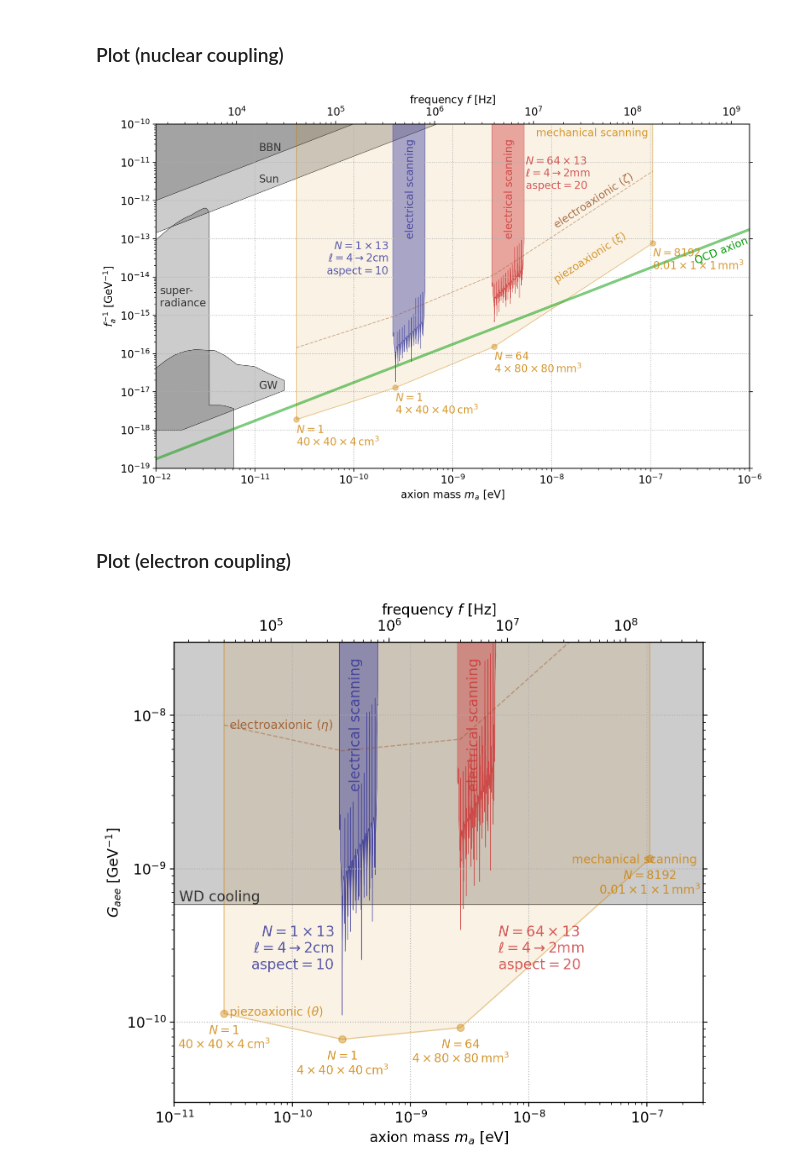
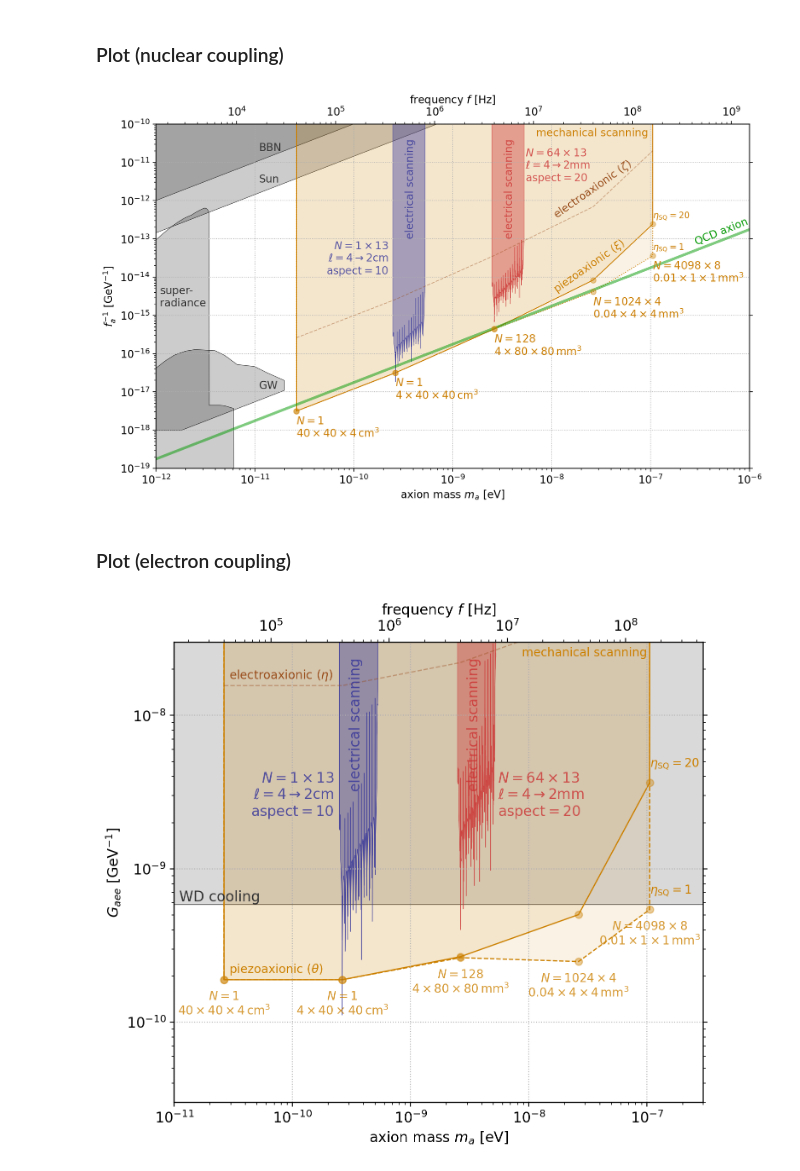
Before and after one commit to kenvantilburg/piezoaxionic-effect, a Jupyter notebook: code/sensitivity_eta20.ipynb, the cells around one changed output. Cells and saved outputs as stored; diff of their text form; code cells hidden in the pictures.

```diff
--- a/code/sensitivity_eta20.ipynb
+++ b/code/sensitivity_eta20.ipynb
@@ -318,8 +318,8 @@ arr_comb_hypo_4mm_xylo_G_aee = np.transpose(np.asarray([vec_omega_plot,vec_G_aee
 # %%
-vec_l = np.asarray([40.*CentiMeter,4.*CentiMeter,0.40*CentiMeter,0.01*CentiMeter])
-vec_aspect = np.asarray([np.sqrt(0.1),10,20,100])
-vec_N_series = np.asarray([1,1,64,256])
-vec_N_parallel = np.asarray([1,1,1,32])
+vec_l = np.asarray([40.*CentiMeter,4.*CentiMeter,0.40*CentiMeter,0.04*CentiMeter,0.01*CentiMeter])
+vec_aspect = np.asarray([np.sqrt(0.1),10,20,100,100])
+vec_N_series = np.asarray([1,1,128,1024,4096])
+vec_N_parallel = np.asarray([1,1,1,4,8])
 vec_M = rho * vec_l**3 * vec_aspect**2 * vec_N_series * vec_N_parallel
 print('masses =',vec_M/Kg, 'kilograms')
 print([int(i) for i in vec_N_series*vec_N_parallel])
@@ -348,11 +348,11 @@ for i_l,l in enumerate(vec_l):
     L_1_fid = 1/(omega_0**2 * np.real(C_c))
     C_1_fid = np.real(C_c)
     C_1 = 0.1*C_1_fid;
-    L_1 = 1*L_1_fid * (1 - 1j * eps_L_1);
+    L_1 = 0.1*L_1_fid * (1 - 1j * eps_L_1);
     def fun_Z(omega_frac):
         return np.imag(fn_Z_total(omega_frac * omega_0,l,v,a,b,beta_11,k2,L_squid, R_squid, L_i, k_i, C_1, L_1, L_2, k_f, N_series,N_parallel))
     def fun_S(omega_frac):
-        return fn_S_theta(T,omega_frac * omega_0,l,v,a,b,h_11,c_11,beta_11,k2,L_squid, R_squid, L_i, k_i, C_1, L_1, L_2, k_f, S_flux_squid,
+        return fn_S_theta_opt(T,omega_frac * omega_0,l,v,a,b,h_11,c_11,beta_11,k2,L_squid, R_squid, L_i, k_i, C_1, L_1, L_2, k_f, eta,
                           T_2, mu_N, n_N, xi_11, zeta_11, P_nuc, N_series,N_parallel)
     def fun_S_bandwidth(omega_frac,omega_opt):
         return fun_S(omega_frac)/fun_S(omega_opt)-2
@@ -394,0 +440,3 @@ arr_sens_ultimate_G_aee = np.transpose([vec_omega_opt,vec_G_aee_sens_piezo,vec_G
+# %%
+vec_G_aee_sens_piezo_q = vec_theta_sens_piezo_q / ThetaAxion * xi_11 / xi_11_G_aee
+vec_G_aee_sens_electro_q = vec_theta_sens_electro_q / ThetaAxion * xi_11 / xi_11_G_aee
@@ -395,3 +455,6 @@ arr_sens_ultimate_G_aee = np.transpose([vec_omega_opt,vec_G_aee_sens_piezo,vec_G
+# %%
+arr_sens_ultimate_q = np.transpose([vec_omega_opt_q,vec_theta_sens_piezo_q,vec_theta_sens_electro_q])
+arr_sens_ultimate_G_aee_q = np.transpose([vec_omega_opt_q,vec_G_aee_sens_piezo_q,vec_G_aee_sens_electro_q])
 # %% [markdown]
 ## Combined
 # %% [markdown]
@@ -464,36 +527,46 @@ vec_m_plot_GW = np.logspace(-12,np.log10(np.max(df_GW_high['ma [eV]'])),1000) *
 ax.fill_between(vec_m_plot_GW/eV,[int_GW_high(m) for m in vec_m_plot_GW],[int_GW_low(m) for m in vec_m_plot_GW],edgecolor=(0,0,0,0.8),facecolor=(0,0,0,0.2),lw=0.5)
 ax.plot(vec_ma/eV,1/fn_fa(vec_ma)*GeV,color=(0,0.6,0,0.5),lw=3);
 
+ax.fill_between(arr_sens_ultimate_q[:,0]/eV,arr_sens_ultimate_q[:,1]/ThetaAxion/fn_fa(arr_sens_ultimate_q[:,0]),1,
+       ls='dotted',lw=1,facecolor=(0.8,0.5,0,0.1),edgecolor=(0.8,0.5,0,1))
 ax.fill_between(arr_sens_ultimate[:,0]/eV,arr_sens_ultimate[:,1]/ThetaAxion/fn_fa(arr_sens_ultimate[:,0]),1,
-       ls='solid',lw=1,facecolor=(0.8,0.5,0,0.1),edgecolor=(0.8,0.5,0,0.4))
+       ls='solid',lw=1,facecolor=(0.8,0.5,0,0.1),edgecolor=(0.8,0.5,0,1))
 ax.plot(arr_sens_ultimate[:,0]/eV,arr_sens_ultimate[:,2]/ThetaAxion/fn_fa(arr_sens_ultimate[:,0]),
        ls='dashed',lw=1,color=(0.6,0.3,0.1,0.4))
 ax.plot(arr_sens_ultimate[:,0]/eV,arr_sens_ultimate[:,1]/ThetaAxion/fn_fa(arr_sens_ultimate[:,0]),
+       ls='none',lw=0,color=(0.8,0.5,0,0.4),marker='.',markersize=12)
+ax.plot(arr_sens_ultimate_q[:,0]/eV,arr_sens_ultimate_q[:,1]/ThetaAxion/fn_fa(arr_sens_ultimate_q[:,0]),
        ls='none',lw=0,color=(0.8,0.5,0,0.4),marker='.',markersize=12)
 ax.fill_between(arr_comb_hypo_4cm_xylo[:,0]/eV,arr_comb_hypo_4cm_xylo[:,1]/ThetaAxion * fn_fa(arr_comb_hypo_4cm_xylo[:,0])**-1,1,
                 lw=0.5,ls='solid',edgecolor=(0.2,0.2,0.6,0.8),facecolor=(0.2,0.2,0.6,0.4),label=r'$\mathrm{2cm - 4cm}$, $N = 1$, 10$\,$yr/octave');
 ax.fill_between(arr_comb_hypo_4mm_xylo[:,0]/eV,arr_comb_hypo_4mm_xylo[:,1]/ThetaAxion * fn_fa(arr_comb_hypo_4mm_xylo[:,0])**-1,1,
                 lw=0.5,ls='solid',edgecolor=(0.8,0.2,0.2,0.8),facecolor=(0.8,0.2,0.2,0.4),label=r'$\mathrm{2mm - 4mm}$, $N = 256$, 10$\,$yr/octave');
 text_ultimate=[r'$N=1$'+'\n'+r'$40\times 40 \times 4 \, \mathrm{cm}^3$',r'$N=1$'+'\n'+r'$4\times 40 \times 40 \, \mathrm{cm}^3$',
-               r'$N=64$'+'\n'+r'$4 \times 80 \times 80 \, \mathrm{mm}^3$',r'$N=8192$'+'\n'+r'$0.01\times 1 \times 1 \, \mathrm{mm}^3$'];
-for i,m in enumerate(arr_sens_ultimate[:,0]):
-    ax.text(m/eV,0.75*arr_sens_ultimate[i,1]/ThetaAxion/fn_fa(m),text_ultimate[i],color=(0.8,0.5,0,0.8),va='top')
-ax.text(1.0e-8,1.6e-13,r'electroaxionic ($\zeta$)',color=(0.6,0.3,0.1,0.8),va='bottom',ha='left',rotation=33)
-ax.text(1.0e-8,6e-15,r'piezoaxionic ($\xi$)',color=(0.8,0.5,0,0.8),va='bottom',ha='left',rotation=33)
+               r'$N=128$'+'\n'+r'$4 \times 80 \times 80 \, \mathrm{mm}^3$',
+               r'$N=1024 \times 4$'+'\n'+r'$0.04\times 4 \times 4 \, \mathrm{mm}^3$',
+               r'$N=4098 \times 8$'+'\n'+r'$0.01\times 1 \times 1 \, \mathrm{mm}^3$'];
+for i,m in enumerate(arr_sens_ultimate_q[:,0]):
+    ax.text(m/eV,0.75*arr_sens_ultimate_q[i,1]/ThetaAxion/fn_fa(m),text_ultimate[i],color=(0.8,0.5,0,1),va='top')
+ax.text(arr_sens_ultimate_q[-1,0]/eV,1.2*arr_sens_ultimate[-1,1]/ThetaAxion/fn_fa(arr_sens_ultimate_q[-1,0]),
+        r'$\eta_\mathrm{SQ}=20$',fontsize=10,color=(0.8,0.5,0,1),va='bottom',ha='left',rotation=0)
+ax.text(arr_sens_ultimate_q[-1,0]/eV,1.2*arr_sens_ultimate_q[-1,1]/ThetaAxion/fn_fa(arr_sens_ultimate_q[-1,0]),
+        r'$\eta_\mathrm{SQ}=1$',fontsize=10,color=(0.8,0.5,0,1),va='bottom',ha='left',rotation=0)
+ax.text(1.0e-8,2.95e-13,r'electroaxionic ($\zeta$)',color=(0.6,0.3,0.1,1),va='bottom',ha='left',rotation=35)
+ax.text(1.0e-8,3.4e-15,r'piezoaxionic ($\xi$)',color=(0.8,0.5,0,1),va='bottom',ha='left',rotation=35)
 ax.text(np.sqrt(2)*arr_sens_ultimate[1,0]/eV,1e-13,'electrical scanning',color=(0.2,0.2,0.6,0.8),rotation=90,va='bottom',ha='center')
 ax.text(np.sqrt(2)*arr_sens_ultimate[2,0]/eV,1e-13,'electrical scanning',color=(0.8,0.2,0.2,0.8),rotation=90,va='bottom',ha='center')
 ax.text(0.85*arr_sens_ultimate[1,0]/eV,3e-14,r'$N=1\times 13$'+'\n'+r'$\ell = \mathrm{4\rightarrow2 cm}$'+'\n'+r'$\mathrm{aspect} = 10$',color=(0.2,0.2,0.6,0.8),va='center',ha='right')
-ax.text(2.075*arr_sens_ultimate[2,0]/eV,5e-12,r'$N=64\times 13$'+'\n'+r'$\ell = \mathrm{4\rightarrow2 mm}$'+'\n'+r'$\mathrm{aspect} = 20$',color=(0.8,0.2,0.2,0.8),va='center',ha='left')
-ax.text(0.9*arr_sens_ultimate[3,0]/eV,0.8e-10,'mechanical scanning',color=(0.8,0.5,0,0.8),va='top',ha='right')
+ax.text(2.075*arr_sens_ultimate[2,0]/eV,8e-12,r'$N=64\times 13$'+'\n'+r'$\ell = \mathrm{4\rightarrow2 mm}$'+'\n'+r'$\mathrm{aspect} = 20$',color=(0.8,0.2,0.2,0.8),va='center',ha='left')
+ax.text(0.9*arr_sens_ultimate[-1,0]/eV,0.8e-10,'mechanical scanning',color=(0.8,0.5,0,1),va='top',ha='right')
 ax.text(1.1e-11,2e-11,'BBN',color=(0.2,0.2,0.2),ha='left');
 ax.text(1.1e-11,3e-12,'Sun',color=(0.2,0.2,0.2),ha='left');
 ax.text(1.1e-12,3e-15,r'super-'+'\n'+'radiance',color=(0.2,0.2,0.2),va='center');
 #ax.text(2.8e-12,3e-15,r'$~\rightarrow$ proj',color=(0.2,0.2,0.2),ha='left',va='center')
 ax.text(1.1e-11,1.2e-17,'GW',color=(0.2,0.2,0.2),ha='left');
-ax.text(2.7e-7,2.2e-14,'QCD axion',color=(0,0.6,0,1),rotation=22);
+ax.text(2.7e-7,0.6e-13,'QCD axion',color=(0,0.6,0,1),rotation=22,va='bottom');
 #ax.legend(loc='lower right');
 # %% [output]
-[figure, old version]
+[figure, new version]
 # %%
 fig.savefig(dir_fig+'sensitivity_QCD_eta20.pdf', bbox_inches='tight', pad_inches = 0)
 # %% [markdown]
@@ -507,43 +580,53 @@ ax_top = ax.twiny();  ax_top.set_xlim(ax.get_xlim()); ax_top.set_xscale('log');
 ax_right = ax.twinx();  ax_right.set_ylim(ax.get_ylim()); ax_right.set_yscale('log');
 ax_right.set_yticklabels([]);
 ax.set_xlabel(r'axion mass $m_a~[\mathrm{eV}]$'); ax_top.set_xlabel('frequency $f~[\mathrm{Hz}]$'); ax.set_ylabel('$G_{aee}~[\mathrm{GeV}^{-1}]$')
 ticks_left_minor = np.outer(10**(np.arange(-19.0,-5)),np.arange(1.,10.,1.)).flatten()
 ticks_left_minor = ticks_left_minor[(ax.get_ylim()[0] < ticks_left_minor) & (ticks_left_minor < ax.get_ylim()[1])]
 ticks_left_major = 10**(np.arange(-10.0,-7))
 ticks_top_minor = np.outer(10**(np.arange(0.0,10)),np.arange(1.,10.,1.)).flatten() * Hz / eV;
 ticks_top_minor = ticks_top_minor[(ax_top.get_xlim()[0] < ticks_top_minor) & (ticks_top_minor < ax_top.get_xlim()[1])]
 ticks_top_major = 10**(np.arange(5,9)) * Hz / eV
 ax.set_yticks(ticks_left_minor,minor=True); ax.set_yticks(ticks_left_major);
 ax_top.set_xticks([],minor=True); ax_top.set_xticks(ticks_top_minor,minor=True); ax_top.set_xticklabels([],minor=True)
 ax_top.set_xticks(ticks_top_major,minor=False); ax_top.set_xticklabels(['$10^5$','$10^6$','$10^7$','$10^8$'],minor=False);
 ax.grid(ls='dotted')
 
-ax.fill_between([1e-12,1e-6],3e-13/MElectron*GeV,1,edgecolor=(0,0,0,0.8),facecolor=(0,0,0,0.2),lw=0.5)
+ax.fill_between([1e-12,1e-6],3e-13/MElectron*GeV,1,edgecolor=(0,0,0,0.8),facecolor=(0,0,0,0.15),lw=0.5)
 
+ax.fill_between(arr_sens_ultimate_q[:,0]/eV,arr_sens_ultimate_G_aee_q[:,1],1,
+       ls='dashed',lw=1,facecolor=(0.8,0.5,0,0.1),edgecolor=(0.8,0.5,0,1))
 ax.fill_between(arr_sens_ultimate[:,0]/eV,arr_sens_ultimate_G_aee[:,1],1,
-       ls='solid',lw=1,facecolor=(0.8,0.5,0,0.1),edgecolor=(0.8,0.5,0,0.4))
+       ls='solid',lw=1,facecolor=(0.8,0.5,0,0.1),edgecolor=(0.8,0.5,0,1))
 ax.plot(arr_sens_ultimate[:,0]/eV,arr_sens_ultimate_G_aee[:,2],
        ls='dashed',lw=1,color=(0.6,0.3,0.1,0.4))
 ax.plot(arr_sens_ultimate[:,0]/eV,arr_sens_ultimate_G_aee[:,1],
+       ls='none',lw=0,color=(0.8,0.5,0,0.4),marker='.',markersize=12)
+ax.plot(arr_sens_ultimate_q[:,0]/eV,arr_sens_ultimate_G_aee_q[:,1],
        ls='none',lw=0,color=(0.8,0.5,0,0.4),marker='.',markersize=12)
 
 ax.fill_between(arr_comb_hypo_4cm_xylo[:,0]/eV,arr_comb_hypo_4cm_xylo_G_aee[:,1],1,
                 lw=0.5,ls='solid',edgecolor=(0.2,0.2,0.6,0.8),facecolor=(0.2,0.2,0.6,0.4),label=r'$\mathrm{2cm - 4cm}$, $N = 1$, 10$\,$yr/octave');
 ax.fill_between(arr_comb_hypo_4mm_xylo[:,0]/eV,arr_comb_hypo_4mm_xylo_G_aee[:,1],1,
                 lw=0.5,ls='solid',edgecolor=(0.8,0.2,0.2,0.8),facecolor=(0.8,0.2,0.2,0.4),label=r'$\mathrm{2mm - 4mm}$, $N = 256$, 10$\,$yr/octave');
 text_ultimate=[r'$N=1$'+'\n'+r'$40\times 40 \times 4 \, \mathrm{cm}^3$',r'$N=1$'+'\n'+r'$4\times 40 \times 40 \, \mathrm{cm}^3$',
-               r'$N=64$'+'\n'+r'$4 \times 80 \times 80 \, \mathrm{mm}^3$',r'$N=8192$'+'\n'+r'$0.01\times 1 \times 1 \, \mathrm{mm}^3$'];
-for i,m in enumerate(arr_sens_ultimate_G_aee[:,0]):
-    ax.text(m/eV,0.85*arr_sens_ultimate_G_aee[i,1],text_ultimate[i],color=(0.8,0.5,0,0.8),fontsize=10,va='top',ha='center')
-ax.text(2.9e-11,0.78e-8,r'electroaxionic ($\eta$)',fontsize=10,color=(0.6,0.3,0.1,0.8),va='bottom',ha='left',rotation=0);
-ax.text(2.9e-11,1.05e-10,r'piezoaxionic ($\theta$)',fontsize=10,color=(0.8,0.5,0,0.8),va='bottom',ha='left',rotation=0)
+               r'$N=128$'+'\n'+r'$4 \times 80 \times 80 \, \mathrm{mm}^3$',
+               r'$N=1024 \times 4$'+'\n'+r'$0.04\times 4 \times 4 \, \mathrm{mm}^3$',
+               r'$N=4098 \times 8$'+'\n'+r'$0.01\times 1 \times 1 \, \mathrm{mm}^3$'];
+for i,m in enumerate(arr_sens_ultimate_G_aee_q[:,0]):
+    ax.text(m/eV,0.85*arr_sens_ultimate_G_aee_q[i,1],text_ultimate[i],color=(0.8,0.5,0,0.8),fontsize=10,va='top',ha='center')
+ax.text(2.9e-11,1.05*arr_sens_ultimate_G_aee[0,2],r'electroaxionic ($\eta$)',fontsize=10,color=(0.6,0.3,0.1,1),va='bottom',ha='left',rotation=0);
+ax.text(2.9e-11,1.05*arr_sens_ultimate_G_aee[0,1],r'piezoaxionic ($\theta$)',fontsize=10,color=(0.8,0.5,0,1),va='bottom',ha='left',rotation=0)
 ax.text(1.3*arr_sens_ultimate_G_aee[1,0]/eV,3.2e-9,'electrical scanning',color=(0.2,0.2,0.6,0.8),rotation=90,va='bottom',ha='center')
 ax.text(1.3*arr_sens_ultimate_G_aee[2,0]/eV,3.2e-9,'electrical scanning',color=(0.8,0.2,0.2,0.8),rotation=90,va='bottom',ha='center')
-ax.text(0.85*arr_sens_ultimate[1,0]/eV,3e-10,r'$N=1\times 13$'+'\n'+r'$\ell = \mathrm{4\rightarrow2 cm}$'+'\n'+r'$\mathrm{aspect} = 10$',color=(0.2,0.2,0.6,0.8),va='center',ha='right')
-ax.text(2.075*arr_sens_ultimate[2,0]/eV,3e-10,r'$N=64\times 13$'+'\n'+r'$\ell = \mathrm{4\rightarrow2 mm}$'+'\n'+r'$\mathrm{aspect} = 20$',color=(0.8,0.2,0.2,0.8),va='center',ha='left')
-ax.text(2.3e-8,1.05e-9,'mechanical scanning',fontsize=10,color=(0.8,0.5,0,0.8),va='bottom',ha='left')
+ax.text(0.85*arr_sens_ultimate[1,0]/eV,3e-9,r'$N=1\times 13$'+'\n'+r'$\ell = \mathrm{4\rightarrow2 cm}$'+'\n'+r'$\mathrm{aspect} = 10$',color=(0.2,0.2,0.6,0.8),va='center',ha='right')
+ax.text(2.075*arr_sens_ultimate[2,0]/eV,3e-9,r'$N=64\times 13$'+'\n'+r'$\ell = \mathrm{4\rightarrow2 mm}$'+'\n'+r'$\mathrm{aspect} = 20$',color=(0.8,0.2,0.2,0.8),va='center',ha='left')
+ax.text(arr_sens_ultimate_G_aee[-1,0]/eV,1.2*arr_sens_ultimate_G_aee[-1,1],
+        r'$\eta_\mathrm{SQ}=20$',fontsize=10,color=(0.8,0.5,0,1),va='bottom',ha='left',rotation=0)
+ax.text(arr_sens_ultimate_G_aee[-1,0]/eV,1.2*arr_sens_ultimate_G_aee_q[-1,1],
+        r'$\eta_\mathrm{SQ}=1$',fontsize=10,color=(0.8,0.5,0,1),va='bottom',ha='left',rotation=0)
+ax.text(0.95*arr_sens_ultimate[-1,0]/eV,2.8e-8,'mechanical scanning',fontsize=10,color=(0.8,0.5,0,1),va='top',ha='right')
 ax.text(1.1e-11,1.05*3e-13/MElectron*GeV,'WD cooling',color=(0.2,0.2,0.2),ha='left');
 # %% [output]
-[figure, old version]
+[figure, new version]
 # %%
 fig.savefig(dir_fig+'sensitivity_G_aee_eta20.pdf', bbox_inches='tight', pad_inches = 0)
```
Also changed, not shown: parts of 6 cells of this notebook, 15 other files.
